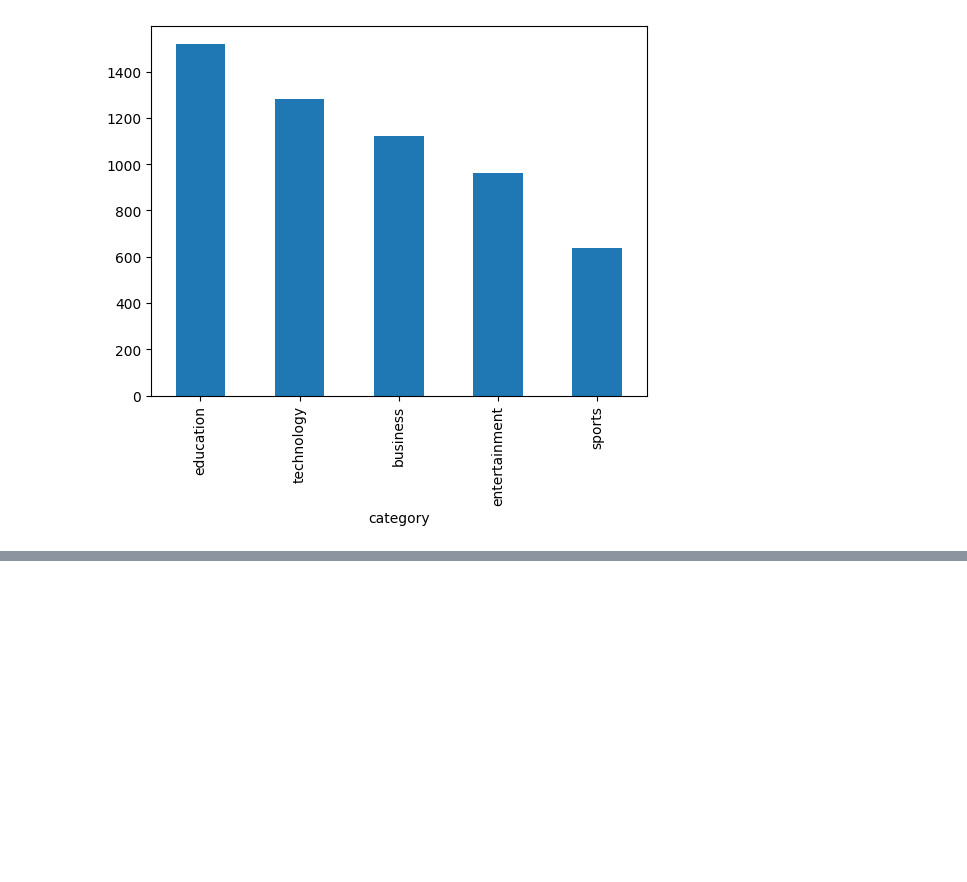
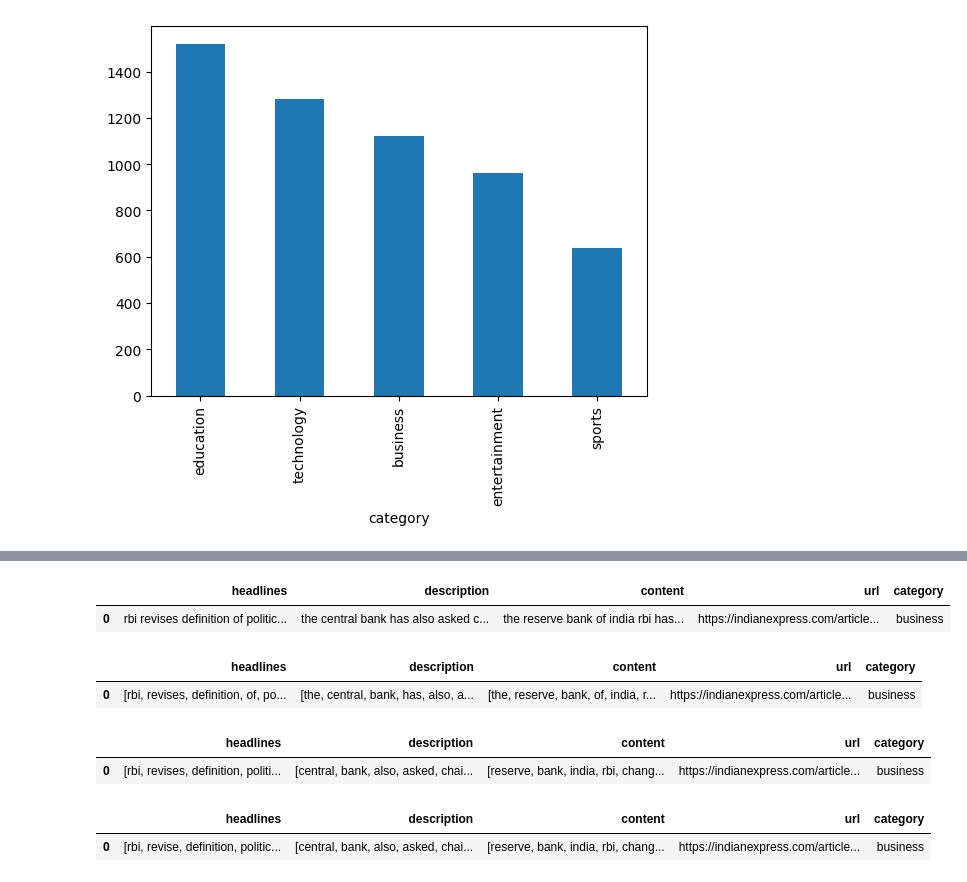
Before and after one commit to MT-Maverick/Explora_AI_Team_14_Classification_Project, a Jupyter notebook: Streamlit/notebook.ipynb, the cells around one changed output, grey strips where cells are left out. Cells and saved outputs as stored; diff of their text form; code cells hidden in the pictures; blank space fills up the shorter version.

Commit message:
implimented methods to remove stop words, lemmentize and tokenize texts in dataframe

```diff
--- a/Streamlit/notebook.ipynb
+++ b/Streamlit/notebook.ipynb
@@ -41 +64,16 @@ from nltk.corpus import  stopwords
 stopwords_list = stopwords.words('english')
+# %%
+#method to remove punctuation marks:
+def remove_punctuation(text):
+    text = text.lower()
+    removed_punctuation = ''.join([word for word in text if word not in string.punctuation])
+    return removed_punctuation
+# %%
+train_data['headlines'] = train_data['headlines'].apply(remove_punctuation)
+train_data['description'] = train_data['description'].apply(remove_punctuation)
+train_data['content'] = train_data['content'].apply(remove_punctuation)
+# %%
+train_data.head(1)
+# %% [output]
+|  | headlines | description | content | url | category |
+| 0 | rbi revises definition of politic... | the central bank has also asked c... | the reserve bank of india rbi has... | https://indianexpress.com/article... | business |
@@ -41,0 +89,5 @@ stopwords_list = stopwords.words('english')
+# %%
+train_data.head(1)
+# %% [output]
+|  | headlines | description | content | url | category |
+| 0 | [rbi, revises, definition, of, po... | [the, central, bank, has, also, a... | [the, reserve, bank, of, india, r... | https://indianexpress.com/article... | business |
@@ -41,0 +103,5 @@ stopwords_list = stopwords.words('english')
+# %%
+train_data.head(1)
+# %% [output]
+|  | headlines | description | content | url | category |
+| 0 | [rbi, revises, definition, politi... | [central, bank, also, asked, chai... | [reserve, bank, india, rbi, chang... | https://indianexpress.com/article... | business |
@@ -41,0 +118,5 @@ stopwords_list = stopwords.words('english')
+# %%
+train_data.head(1)
+# %% [output]
+|  | headlines | description | content | url | category |
+| 0 | [rbi, revise, definition, politic... | [central, bank, also, asked, chai... | [reserve, bank, india, rbi, chang... | https://indianexpress.com/article... | business |
```
Also changed, not shown: parts of 14 cells of this notebook.
